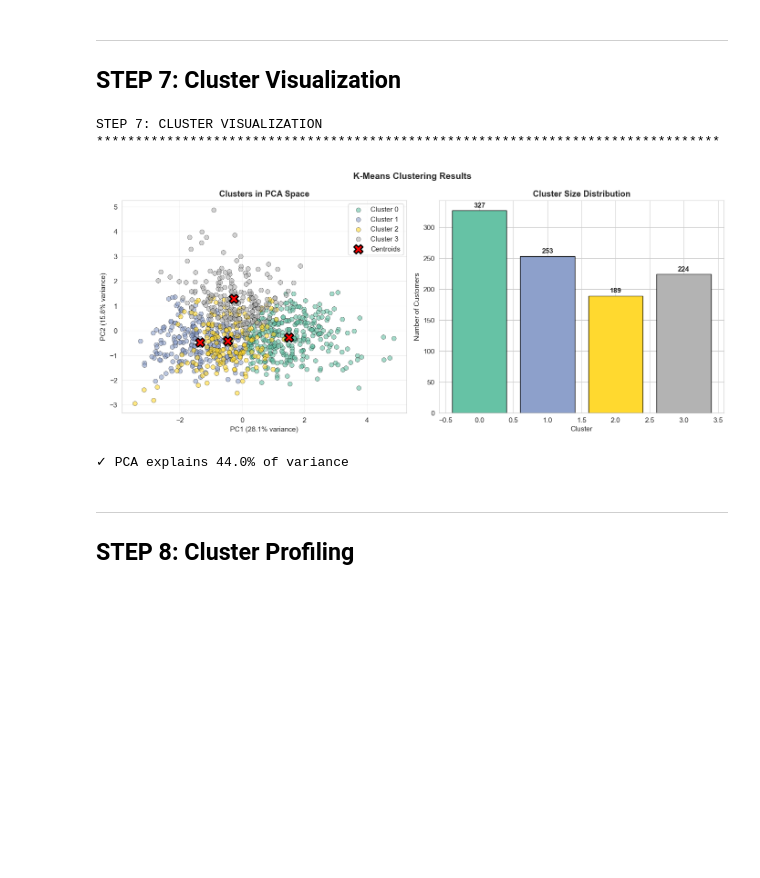
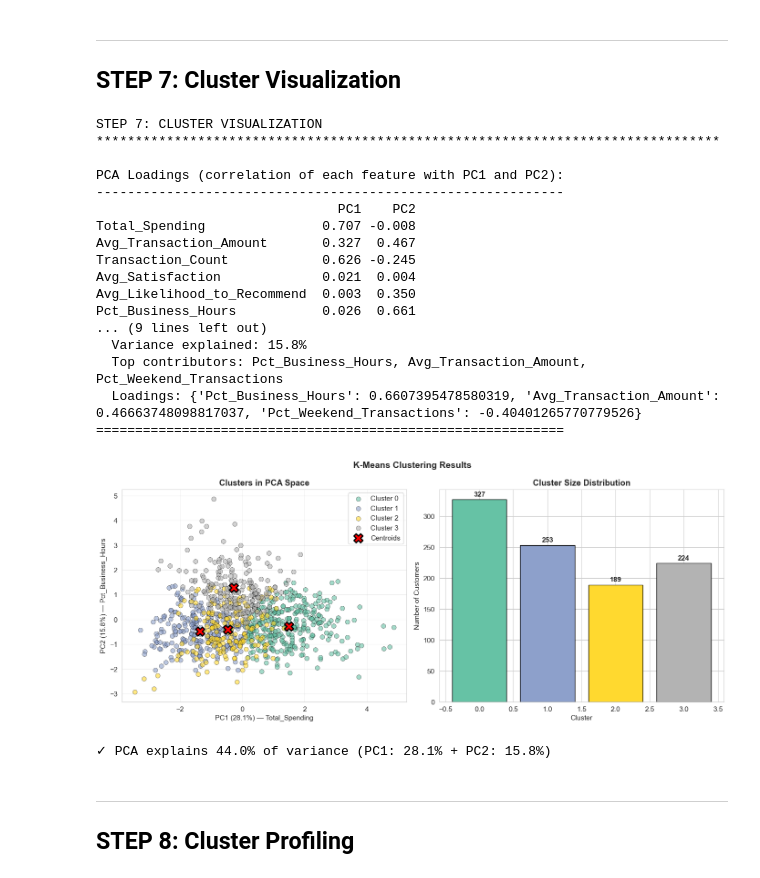
Before and after one commit to maemncd/DMP_MS1_S3107_Ravenclaw, a Jupyter notebook: Milestone_2/FinMark_Milestone2_Clustering.ipynb, the cells around one changed output. Cells and saved outputs as stored; diff of their text form; code cells hidden in the pictures; blank space fills up the shorter version.

Commit message:
Cluster visualization: Add PCA variance breakdown and axis labels

```diff
--- a/Milestone_2/FinMark_Milestone2_Clustering.ipynb
+++ b/Milestone_2/FinMark_Milestone2_Clustering.ipynb
@@ -470,6 +470,36 @@ print("*" * 80)
 # PCA for 2D visualization
 pca = PCA(n_components=2)
 X_pca = pca.fit_transform(X_scaled)
+
+# --- Extract and display PCA loadings ---
+# Get feature names
+feature_names = X.columns.tolist()
+
+# Create loadings DataFrame
+loadings = pd.DataFrame(
+    pca.components_.T,
+    columns=['PC1', 'PC2'],
+    index=feature_names
+)
+
+print("\nPCA Loadings (correlation of each feature with PC1 and PC2):")
+print("-" * 60)
+print(loadings.round(3))
+
+# Identify top contributors for interpretation
+print("\n" + "=" * 60)
+print("PC1 INTERPRETATION:")
+print(f"  Variance explained: {pca.explained_variance_ratio_[0]*100:.1f}%")
+top_pc1 = loadings['PC1'].abs().sort_values(ascending=False)
+print(f"  Top contributors: {', '.join(top_pc1.head(3).index.tolist())}")
+print(f"  Loadings: {loadings.loc[top_pc1.head(3).index, 'PC1'].to_dict()}")
+
+print("\nPC2 INTERPRETATION:")
+print(f"  Variance explained: {pca.explained_variance_ratio_[1]*100:.1f}%")
+top_pc2 = loadings['PC2'].abs().sort_values(ascending=False)
+print(f"  Top contributors: {', '.join(top_pc2.head(3).index.tolist())}")
+print(f"  Loadings: {loadings.loc[top_pc2.head(3).index, 'PC2'].to_dict()}")
+print("=" * 60)
 
 fig, axes = plt.subplots(1, 2, figsize=(14, 6))
 fig.suptitle('K-Means Clustering Results', fontsize=14, fontweight='bold')
@@ -477,38 +507,59 @@ fig.suptitle('K-Means Clustering Results', fontsize=14, fontweight='bold')
 # PCA scatter plot
 colors = plt.cm.Set2(np.linspace(0, 1, k_optimal))
 for i in range(k_optimal):
     mask = kmeans_labels == i
     axes[0].scatter(X_pca[mask, 0], X_pca[mask, 1], c=[colors[i]], label=f'Cluster {i}',
                     alpha=0.6, edgecolors='black', linewidth=0.5, s=50)
 
 # Plot centroids
 centroids_pca = pca.transform(kmeans_final.cluster_centers_)
 axes[0].scatter(centroids_pca[:, 0], centroids_pca[:, 1], c='red', marker='X',
                 s=200, edgecolors='black', linewidth=2, label='Centroids')
-axes[0].set_xlabel(f'PC1 ({pca.explained_variance_ratio_[0]*100:.1f}% variance)')
-axes[0].set_ylabel(f'PC2 ({pca.explained_variance_ratio_[1]*100:.1f}% variance)')
+
+# --- More descriptive axis labels ---
+# Build interpretive labels based on top loading
+pc1_top = top_pc1.index[0]
+pc2_top = top_pc2.index[0]
+axes[0].set_xlabel(f'PC1 ({pca.explained_variance_ratio_[0]*100:.1f}%) — {pc1_top}')
+axes[0].set_ylabel(f'PC2 ({pca.explained_variance_ratio_[1]*100:.1f}%) — {pc2_top}')
+
 axes[0].set_title('Clusters in PCA Space', fontweight='bold')
 axes[0].legend()
 axes[0].grid(True, alpha=0.3)
 
 # Cluster size bar chart
 cluster_counts = pd.Series(kmeans_labels).value_counts().sort_index()
 axes[1].bar(cluster_counts.index, cluster_counts.values, color=colors, edgecolor='black')
 axes[1].set_xlabel('Cluster')
 axes[1].set_ylabel('Number of Customers')
 axes[1].set_title('Cluster Size Distribution', fontweight='bold')
 for i, v in enumerate(cluster_counts.values):
     axes[1].text(i, v + 5, str(v), ha='center', fontweight='bold')
 
 plt.tight_layout()
 plt.show()
 
-print(f"\n✓ PCA explains {sum(pca.explained_variance_ratio_)*100:.1f}% of variance")
+print(f"\n✓ PCA explains {sum(pca.explained_variance_ratio_)*100:.1f}% of variance (PC1: {pca.explained_variance_ratio_[0]*100:.1f}% + PC2: {pca.explained_variance_ratio_[1]*100:.1f}%)")
 # %% [output]
 STEP 7: CLUSTER VISUALIZATION
 ********************************************************************************
+
+PCA Loadings (correlation of each feature with PC1 and PC2):
+------------------------------------------------------------
+                               PC1    PC2
+Total_Spending               0.707 -0.008
+Avg_Transaction_Amount       0.327  0.467
+Transaction_Count            0.626 -0.245
+Avg_Satisfaction             0.021  0.004
+Avg_Likelihood_to_Recommend  0.003  0.350
+Pct_Business_Hours           0.026  0.661
+... (9 lines left out)
+  Variance explained: 15.8%
+  Top contributors: Pct_Business_Hours, Avg_Transaction_Amount, Pct_Weekend_Transactions
+  Loadings: {'Pct_Business_Hours': 0.6607395478580319, 'Avg_Transaction_Amount': 0.46663748098817037, 'Pct_Weekend_Transactions': -0.40401265770779526}
+============================================================
-[figure, old version]
+[figure, new version]
-✓ PCA explains 44.0% of variance
+✓ PCA explains 44.0% of variance (PC1: 28.1% + PC2: 15.8%)
 # %% [markdown]
 ---
 ## STEP 8: Cluster Profiling
```
